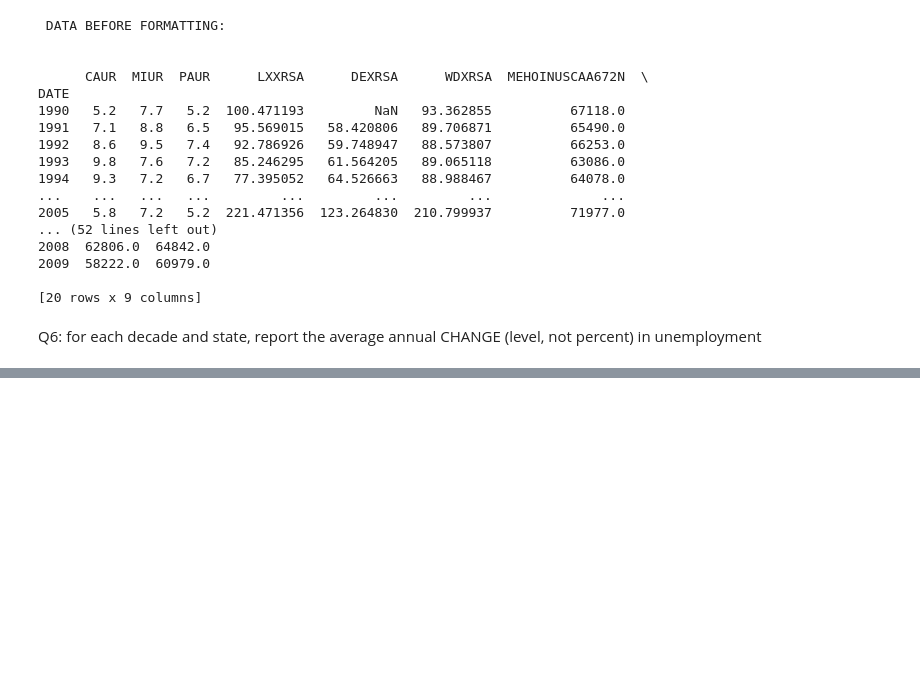
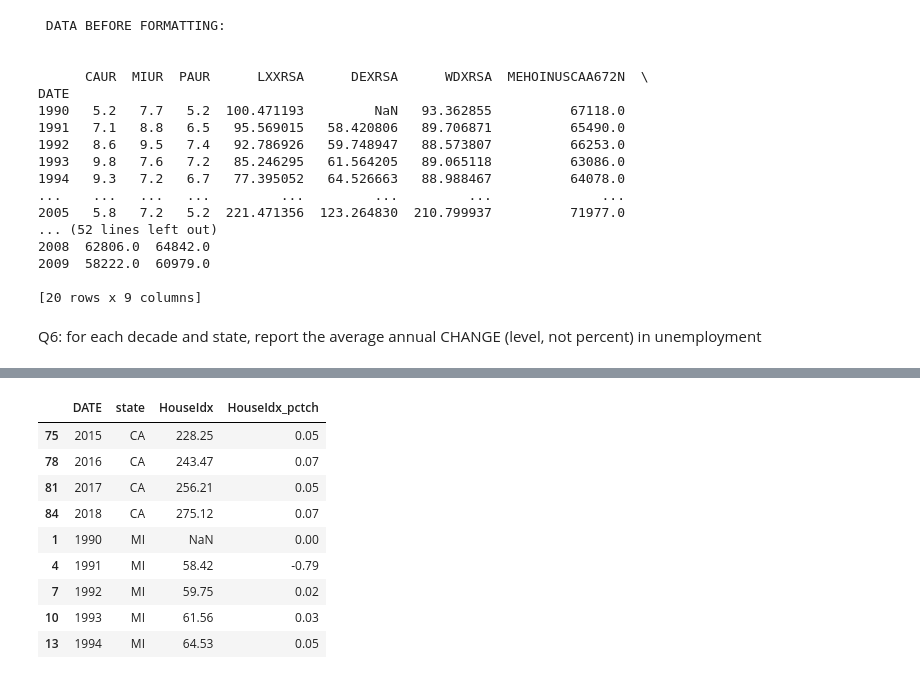
Before and after one commit to tommymcdade/Class-Notes-1045, a Jupyter notebook: Exercises/Pandas exercises.ipynb, the cells around one changed output, grey strips where cells are left out. Cells and saved outputs as stored; diff of their text form; code cells hidden in the pictures; blank space fills up the shorter version.

```diff
--- a/Exercises/Pandas exercises.ipynb
+++ b/Exercises/Pandas exercises.ipynb
@@ -422,0 +767,38 @@ Q7: for each decade and state, report the average annual PERCENT CHANGE in house
+# %%
+(
+# this is the same as above...
+
+    # reformat the data to tall with "stack"
+    macro_data.stack()
+
+    # to make later steps (like the groupby) a touch easier,
+    # convert year and state from the index into variables
+    .reset_index().rename(columns={'level_1':'state'})
+
+    # now order the dataset sensibly
+    .sort_values(['state','DATE'])
+
+    # create vars <---- this is not even needed to explain this block!
+    .assign(
+            decade          = lambda x: 10*np.floor(x['DATE']/10).astype(int),
+            unemploy_diff   = lambda x: x['Unemployment'].diff(),
+            HouseIdx_pctch  = lambda x: x['HouseIdx'].pct_change(),
+            MedIncome_pctch = lambda x: x['MedIncome'].pct_change()
+    )
+
+# ok this is new:
+# look at the part where CA ends and MI begins,
+# and focus on the houseidx variables
+.iloc[25:34,[0,1,2,-2] ]
+)
+# %% [output]
+|  | DATE | state | HouseIdx | HouseIdx_pctch |
+| 75 | 2015 | CA | 228.25 | 0.05 |
+| 78 | 2016 | CA | 243.47 | 0.07 |
+| 81 | 2017 | CA | 256.21 | 0.05 |
+| 84 | 2018 | CA | 275.12 | 0.07 |
+| 1 | 1990 | MI | NaN | 0.00 |
+| 4 | 1991 | MI | 58.42 | -0.79 |
+| 7 | 1992 | MI | 59.75 | 0.02 |
+| 10 | 1993 | MI | 61.56 | 0.03 |
+| 13 | 1994 | MI | 64.53 | 0.05 |
```
Also changed, not shown: parts of 31 cells of this notebook, 3 other files.
